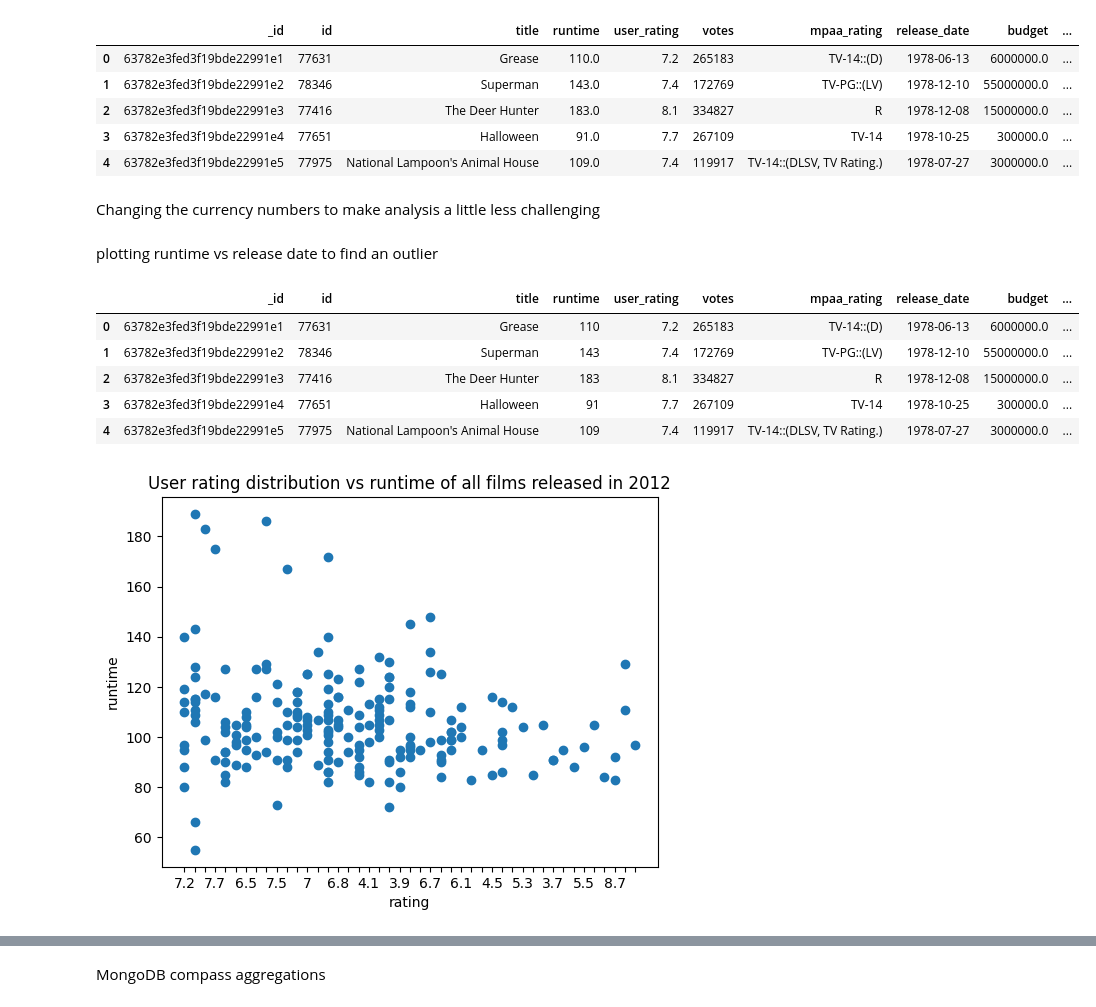
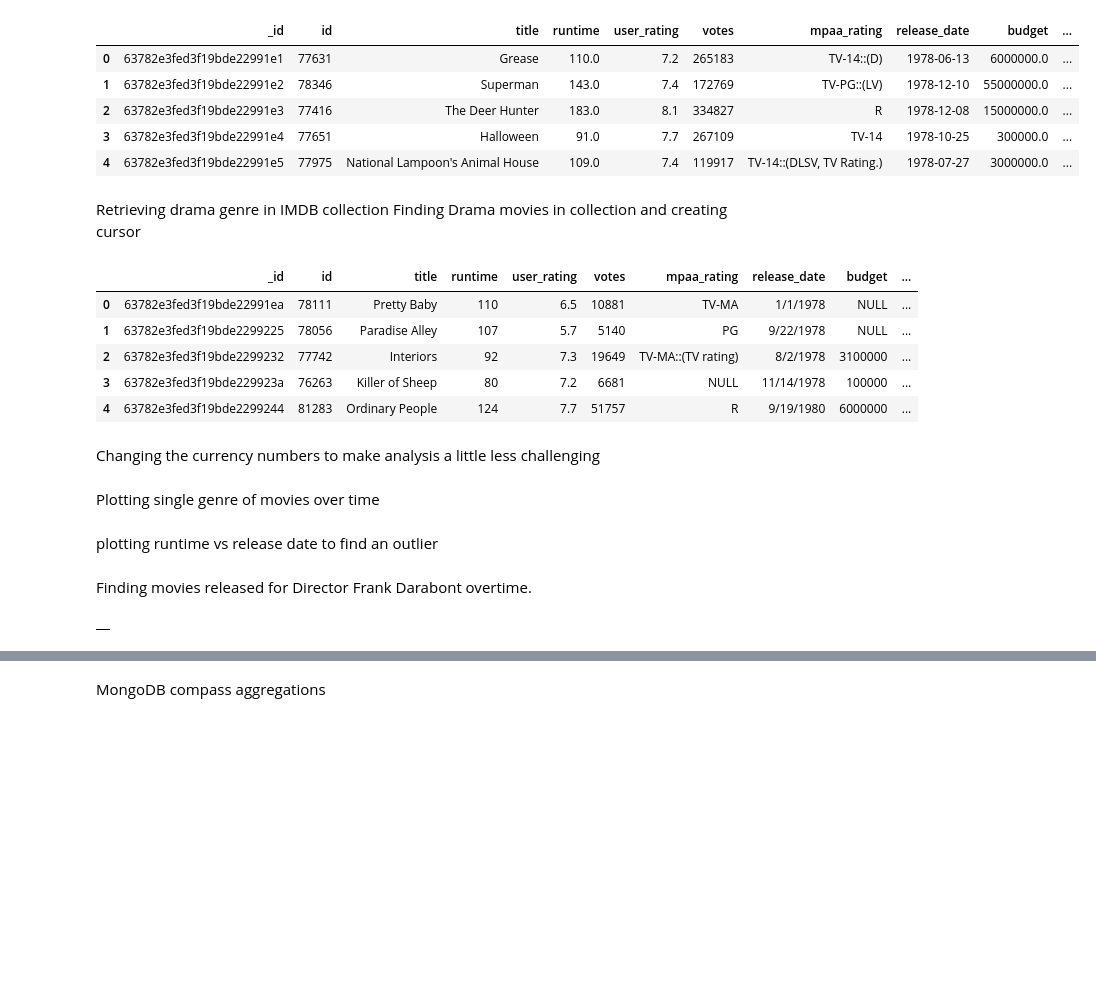
Before and after one commit to amelise07/MetacriticProject3, a Jupyter notebook: practical_dash.ipynb, the cells around one changed output, grey strips where cells are left out. Saved outputs shown, nothing was run; the diff lists cells and outputs as text; code cells hidden in the pictures; blank space fills up the shorter version.

```diff
--- a/practical_dash.ipynb
+++ b/practical_dash.ipynb
@@ -72,6 +78,23 @@ imdb.head()
 | 2 | 63782e3fed3f19bde22991e3 | 77416 | The Deer Hunter | 183.0 | 8.1 | 334827 | R | 1978-12-08 | 15000000.0 | ... |
 | 3 | 63782e3fed3f19bde22991e4 | 77651 | Halloween | 91.0 | 7.7 | 267109 | TV-14 | 1978-10-25 | 300000.0 | ... |
 | 4 | 63782e3fed3f19bde22991e5 | 77975 | National Lampoon's Animal House | 109.0 | 7.4 | 119917 | TV-14::(DLSV, TV Rating.) | 1978-07-27 | 3000000.0 | ... |
+# %% [markdown]
+Retrieving drama genre in IMDB collection
+Finding Drama movies in collection and creating cursor
+# %%
+cursor = da320_database["IMDB"].find({"genres":{"$in": ["Drama"] }})
+drama_films = pd.DataFrame(cursor)
+imdb.release_date=pd.to_datetime(imdb.release_date,errors = 'coerce')
+imdb.budget = pd.to_numeric(imdb.budget, errors='coerce')
+imdb.runtime=pd.to_numeric(imdb.runtime,errors='coerce')
+drama_films.head()
+# %% [output]
+|  | _id | id | title | runtime | user_rating | votes | mpaa_rating | release_date | budget | ... |
+| 0 | 63782e3fed3f19bde22991ea | 78111 | Pretty Baby | 110 | 6.5 | 10881 | TV-MA | 1/1/1978 | NULL | ... |
+| 1 | 63782e3fed3f19bde2299225 | 78056 | Paradise Alley | 107 | 5.7 | 5140 | PG | 9/22/1978 | NULL | ... |
+| 2 | 63782e3fed3f19bde2299232 | 77742 | Interiors | 92 | 7.3 | 19649 | TV-MA::(TV rating) | 8/2/1978 | 3100000 | ... |
+| 3 | 63782e3fed3f19bde229923a | 76263 | Killer of Sheep | 80 | 7.2 | 6681 | NULL | 11/14/1978 | 100000 | ... |
+| 4 | 63782e3fed3f19bde2299244 | 81283 | Ordinary People | 124 | 7.7 | 51757 | R | 9/19/1980 | 6000000 | ... |
 # %% [markdown]
 Changing the currency numbers to make analysis a little less challenging
 # %%
@@ -88,3 +110,5 @@ def format_currency(amount, _):
         return f"${round(amount / 1_000)}K"
     else:
         return f"${round(amount)}"
+# %% [markdown]
+Plotting single genre of movies over time
@@ -93,33 +136,12 @@ plotting runtime vs release date to find an outlier
+# %% [markdown]
+Finding movies released for Director Frank Darabont overtime.
 # %%
-cursor = da320_database["IMDB"].find({"release_date":{"$regex": r"1978" }})
-year_films = pd.DataFrame(cursor)
-year_films.release_date=pd.to_datetime(year_films.release_date,errors = 'coerce')
-year_films.budget = pd.to_numeric(year_films.budget, errors='coerce')
-year_films.runtime=pd.to_numeric(year_films.runtime,errors='coerce')
-year_films.head()
+#reating cursor for dirctor Frank Darabont
+cursor = da320_database["IMDB"].find({"directors":{"$in": ["Frank Darabont"] }})
+director_darabont = pd.DataFrame(cursor)
+imdb.release_date=pd.to_datetime(imdb.release_date,errors = 'coerce')
+imdb.budget = pd.to_numeric(imdb.budget, errors='coerce')
+imdb.runtime=pd.to_numeric(imdb.runtime,errors='coerce')
+director_darabont.head()
 # %% [output]
-|  | _id | id | title | runtime | user_rating | votes | mpaa_rating | release_date | budget | ... |
-| 0 | 63782e3fed3f19bde22991e1 | 77631 | Grease | 110 | 7.2 | 265183 | TV-14::(D) | 1978-06-13 | 6000000.0 | ... |
-| 1 | 63782e3fed3f19bde22991e2 | 78346 | Superman | 143 | 7.4 | 172769 | TV-PG::(LV) | 1978-12-10 | 55000000.0 | ... |
-| 2 | 63782e3fed3f19bde22991e3 | 77416 | The Deer Hunter | 183 | 8.1 | 334827 | R | 1978-12-08 | 15000000.0 | ... |
-| 3 | 63782e3fed3f19bde22991e4 | 77651 | Halloween | 91 | 7.7 | 267109 | TV-14 | 1978-10-25 | 300000.0 | ... |
-| 4 | 63782e3fed3f19bde22991e5 | 77975 | National Lampoon's Animal House | 109 | 7.4 | 119917 | TV-14::(DLSV, TV Rating.) | 1978-07-27 | 3000000.0 | ... |
+|  |
-# %%
-from matplotlib import pyplot as plt
-from matplotlib.ticker import FormatStrFormatter
-import numpy
-
-fig, ax = plt.subplots()
-
-#scatter plot of user rating distribution vs runtime of all films realeased in 2012
-plt.title('User rating distribution vs runtime of all films released in 2012')
-plt.scatter(year_films['user_rating'], year_films['runtime'])
-every_nth = 3
-for n, label in enumerate(ax.xaxis.get_ticklabels()):
-    if n % every_nth != 0:
-        label.set_visible(False)
-plt.xlabel('rating')
-plt.ylabel('runtime')
-plt.show()
-# %% [output]
-[figure, removed]
```
Also changed, not shown: parts of 12 cells of this notebook.
